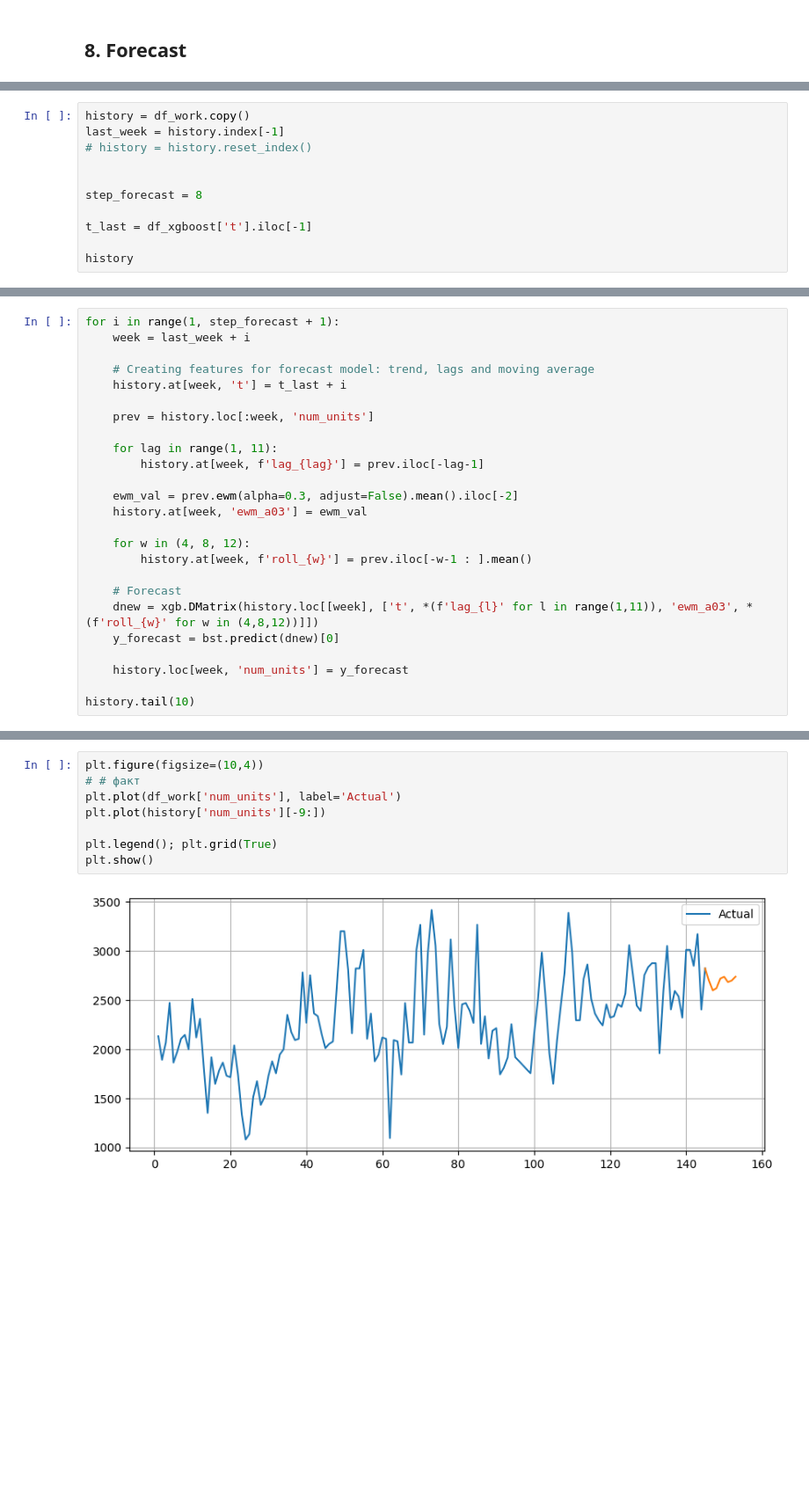
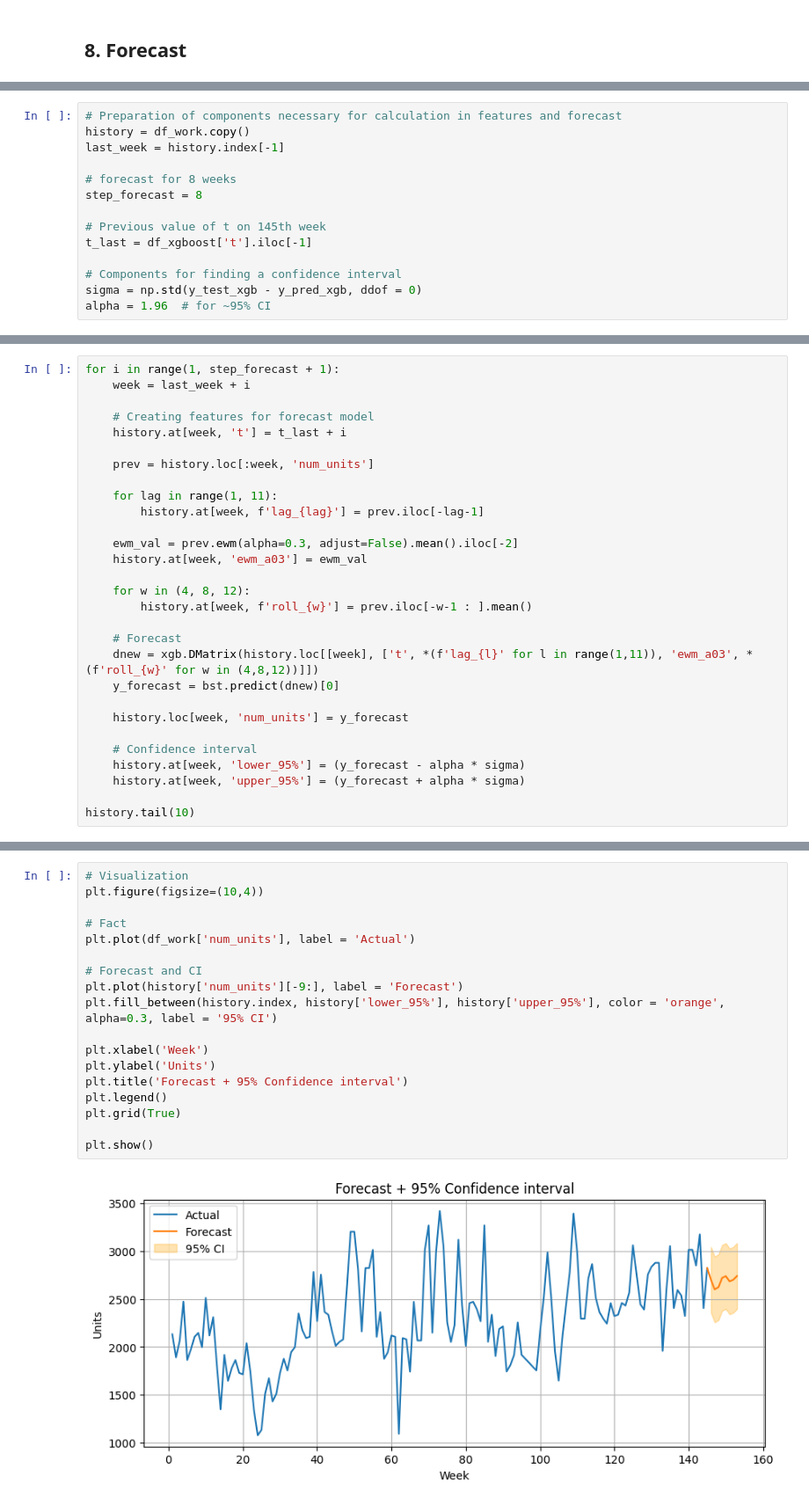
Before and after one commit to AwanRaskall/ml-demand-driven-order-planning, a Jupyter notebook: product_demand_prediction.ipynb, the cells around one changed output, grey strips where cells are left out. Shown at 88% size. Drawn from its saved outputs; the diff is of its cells as text; blank space fills up the shorter version.

Commit message:
Forecast visualization is done

```diff
--- a/product_demand_prediction.ipynb
+++ b/product_demand_prediction.ipynb
@@ -1307,11 +1342,14 @@ Accordingly, we see that nonseasonal XGBoost model shows the best result for all
 # %%
+# Preparation of components necessary for calculation in features and forecast
 history = df_work.copy()
 last_week = history.index[-1]
-# history = history.reset_index()
 
-
+# forecast for 8 weeks
 step_forecast = 8
 
+# Previous value of t on 145th week
 t_last = df_xgboost['t'].iloc[-1]
 
-history
+# Components for finding a confidence interval
+sigma = np.std(y_test_xgb - y_pred_xgb, ddof = 0)
+alpha = 1.96  # for ~95% CI
@@ -1334,7 +1357,7 @@ history
 for i in range(1, step_forecast + 1):
     week = last_week + i
 
-    # Creating features for forecast model: trend, lags and moving average
+    # Creating features for forecast model
     history.at[week, 't'] = t_last + i
 
     prev = history.loc[:week, 'num_units']
@@ -1354,6 +1377,10 @@ for i in range(1, step_forecast + 1):
 
     history.loc[week, 'num_units'] = y_forecast
 
+    # Confidence interval
+    history.at[week, 'lower_95%'] = (y_forecast - alpha * sigma)
+    history.at[week, 'upper_95%'] = (y_forecast + alpha * sigma)
+
 history.tail(10)
 # %% [output]
 |  | num_units | t | lag_1 | lag_2 | lag_3 | lag_4 | lag_5 | lag_6 | lag_7 | lag_8 | lag_9 | ... |
@@ -1369,12 +1396,22 @@ history.tail(10)
 | 152 | 2698.675049 | 151.0 | 2682.571777 | 2737.947266 | 2718.924072 | 2621.257324 | 2598.792236 | 2698.534180 | 2822.00000 | 2403.0 | 3172.0 | ... |
 | 153 | 2738.885498 | 152.0 | 2698.675049 | 2682.571777 | 2737.947266 | 2718.924072 | 2621.257324 | 2598.792236 | 2698.53418 | 2822.0 | 2403.0 | ... |
 # %%
+# Visualization
 plt.figure(figsize=(10,4))
-# # факт
-plt.plot(df_work['num_units'], label='Actual')
-plt.plot(history['num_units'][-9:])
 
-plt.legend(); plt.grid(True)
+# Fact
+plt.plot(df_work['num_units'], label = 'Actual')
+
+# Forecast and CI
+plt.plot(history['num_units'][-9:], label = 'Forecast')
+plt.fill_between(history.index, history['lower_95%'], history['upper_95%'], color = 'orange', alpha=0.3, label = '95% CI')
+
+plt.xlabel('Week')
+plt.ylabel('Units')
+plt.title('Forecast + 95% Confidence interval')
+plt.legend()
+plt.grid(True)
+
 plt.show()
 # %% [output]
-[figure, old version]
+[figure, new version]
```
Also changed, not shown: parts of 9 cells of this notebook.
